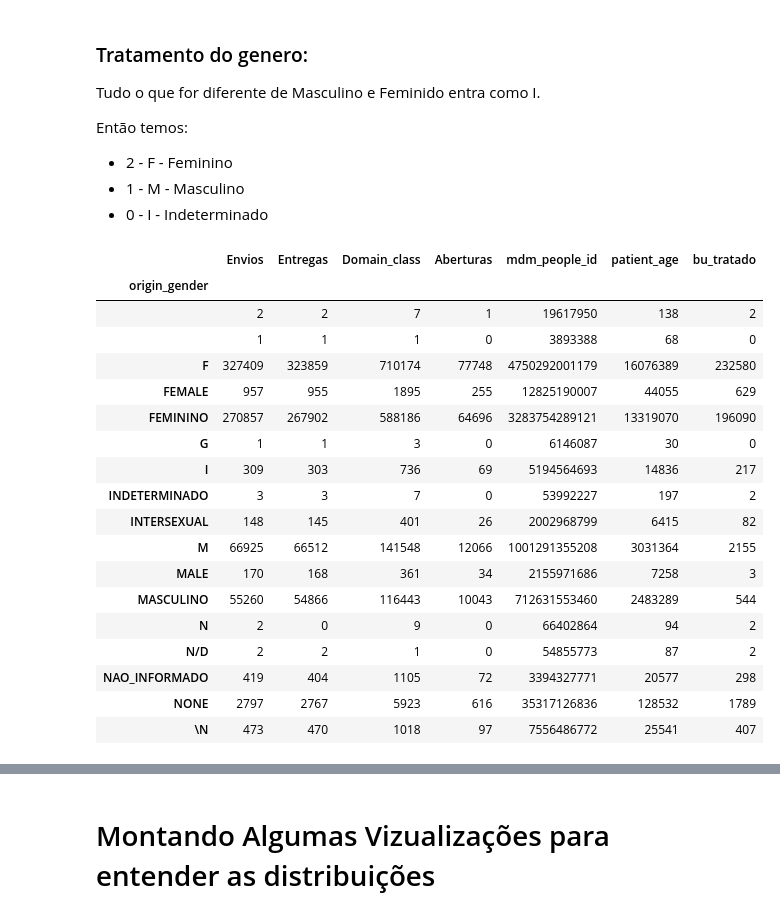
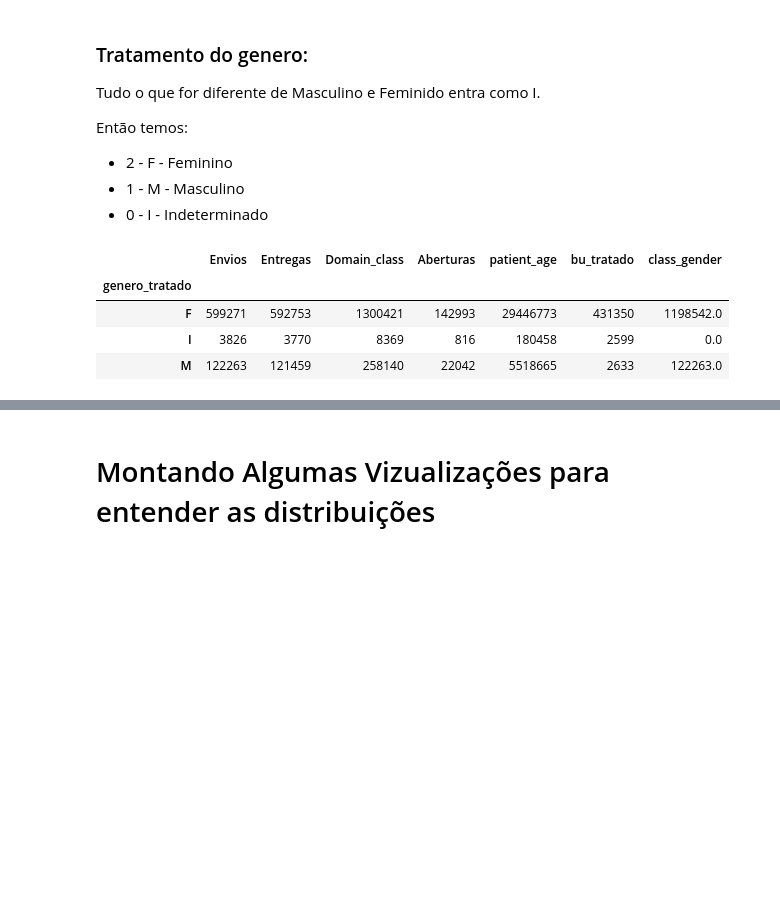
Before and after one commit to OseiasBeu/Data-Science, a Jupyter notebook: PreverPercentualDeAberturaDeEmails.ipynb, the cells around one changed output, grey strips where cells are left out. Cells and saved outputs as stored; diff of their text form; code cells hidden in the pictures; blank space fills up the shorter version.

```diff
--- a/PreverPercentualDeAberturaDeEmails.ipynb
+++ b/PreverPercentualDeAberturaDeEmails.ipynb
@@ -144,0 +63,3 @@ if __name__ == '__main__':
+# %%
+df = pd.read_csv('https://raw.githubusercontent.com/OseiasBeu/Data-Science/master/DataSets/dataset_open_email.csv', sep=';')
+df.head(5)
@@ -145,6 +73,6 @@ if __name__ == '__main__':
 # %% [markdown]
 ### Removendo duplicidades com base no ID.
 # %%
-print(f'Quantidade de registros na extração: {df.shape}')
-df = df.drop_duplicates(subset=['mdm_people_id'])
-print(f'Quantidade de regsitros após a remoção de duplicidades: {df.shape}')
+# print(f'Quantidade de registros na extração: {df.shape}')
+# df = df.drop_duplicates(subset=['mdm_people_id'])
+# print(f'Quantidade de regsitros após a remoção de duplicidades: {df.shape}')
@@ -324,6 +230,0 @@ dtype: int64
-# %%
-troca_bu = {'DASA - SP':0,
-            'DASA - DELBONI AURIEMO':1}
-
-df['bu_tratado'] = df.BU.map(troca_bu)
-df.head()
@@ -360,26 +254,12 @@ Então temos:
 * 1 - M - Masculino
 * 0 - I - Indeterminado
 # %%
-df.groupby(['origin_gender']).sum()
+df.groupby(['genero_tratado']).sum()
 # %% [output]
-|  | Envios | Entregas | Domain_class | Aberturas | mdm_people_id | patient_age | bu_tratado |
-| origin_gender |  |  |  |  |  |  |  |
-|  | 2 | 2 | 7 | 1 | 19617950 | 138 | 2 |
-|  | 1 | 1 | 1 | 0 | 3893388 | 68 | 0 |
-| F | 327409 | 323859 | 710174 | 77748 | 4750292001179 | 16076389 | 232580 |
-| FEMALE | 957 | 955 | 1895 | 255 | 12825190007 | 44055 | 629 |
-| FEMININO | 270857 | 267902 | 588186 | 64696 | 3283754289121 | 13319070 | 196090 |
-| G | 1 | 1 | 3 | 0 | 6146087 | 30 | 0 |
-| I | 309 | 303 | 736 | 69 | 5194564693 | 14836 | 217 |
-| INDETERMINADO | 3 | 3 | 7 | 0 | 53992227 | 197 | 2 |
-| INTERSEXUAL | 148 | 145 | 401 | 26 | 2002968799 | 6415 | 82 |
-| M | 66925 | 66512 | 141548 | 12066 | 1001291355208 | 3031364 | 2155 |
-| MALE | 170 | 168 | 361 | 34 | 2155971686 | 7258 | 3 |
-| MASCULINO | 55260 | 54866 | 116443 | 10043 | 712631553460 | 2483289 | 544 |
-| N | 2 | 0 | 9 | 0 | 66402864 | 94 | 2 |
-| N/D | 2 | 2 | 1 | 0 | 54855773 | 87 | 2 |
-| NAO_INFORMADO | 419 | 404 | 1105 | 72 | 3394327771 | 20577 | 298 |
-| NONE | 2797 | 2767 | 5923 | 616 | 35317126836 | 128532 | 1789 |
-| \N | 473 | 470 | 1018 | 97 | 7556486772 | 25541 | 407 |
+|  | Envios | Entregas | Domain_class | Aberturas | patient_age | bu_tratado | class_gender |
+| genero_tratado |  |  |  |  |  |  |  |
+| F | 599271 | 592753 | 1300421 | 142993 | 29446773 | 431350 | 1198542.0 |
+| I | 3826 | 3770 | 8369 | 816 | 180458 | 2599 | 0.0 |
+| M | 122263 | 121459 | 258140 | 22042 | 5518665 | 2633 | 122263.0 |
 # %%
 # df.groupby(['origin_gender']).count()
```
Also changed, not shown: parts of 86 cells of this notebook.
